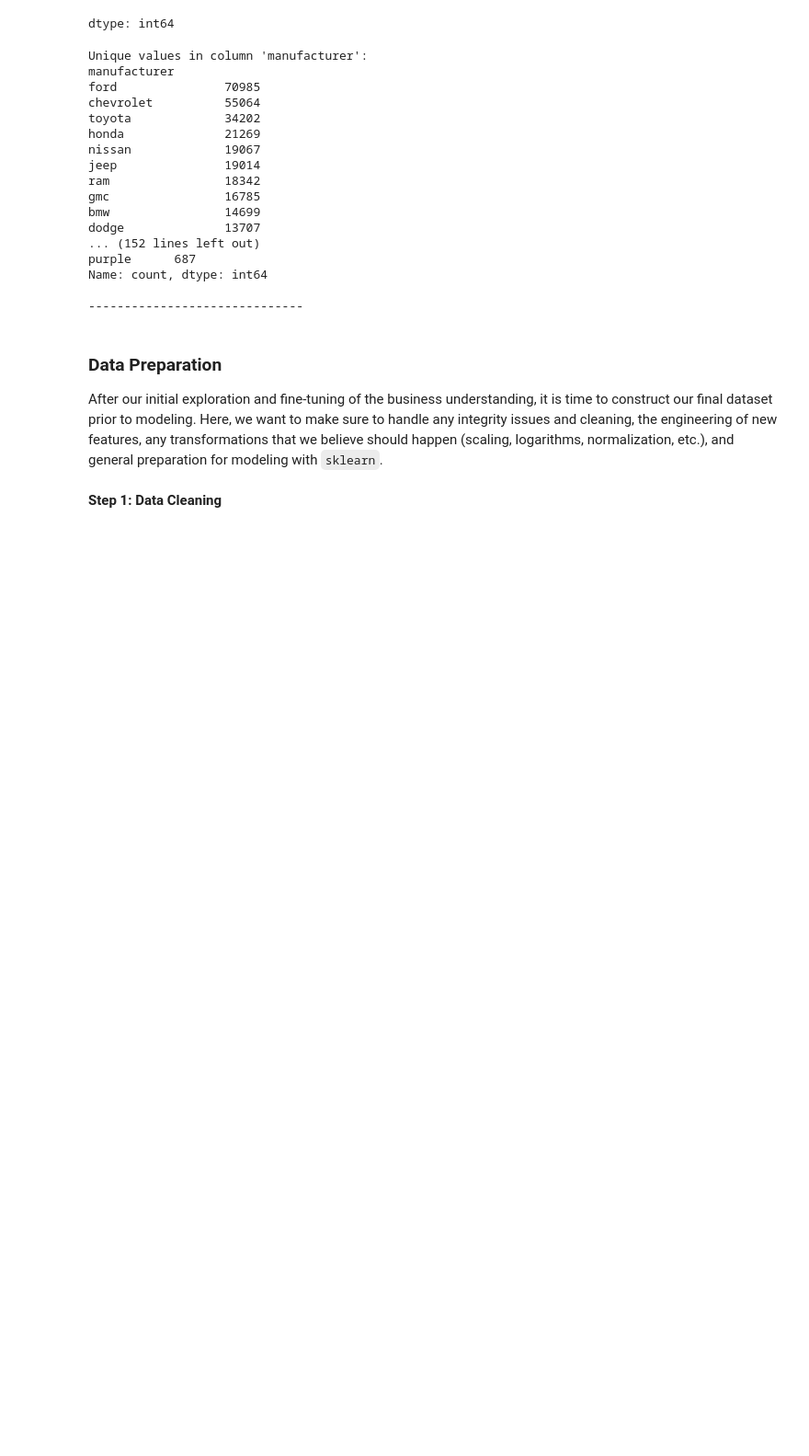
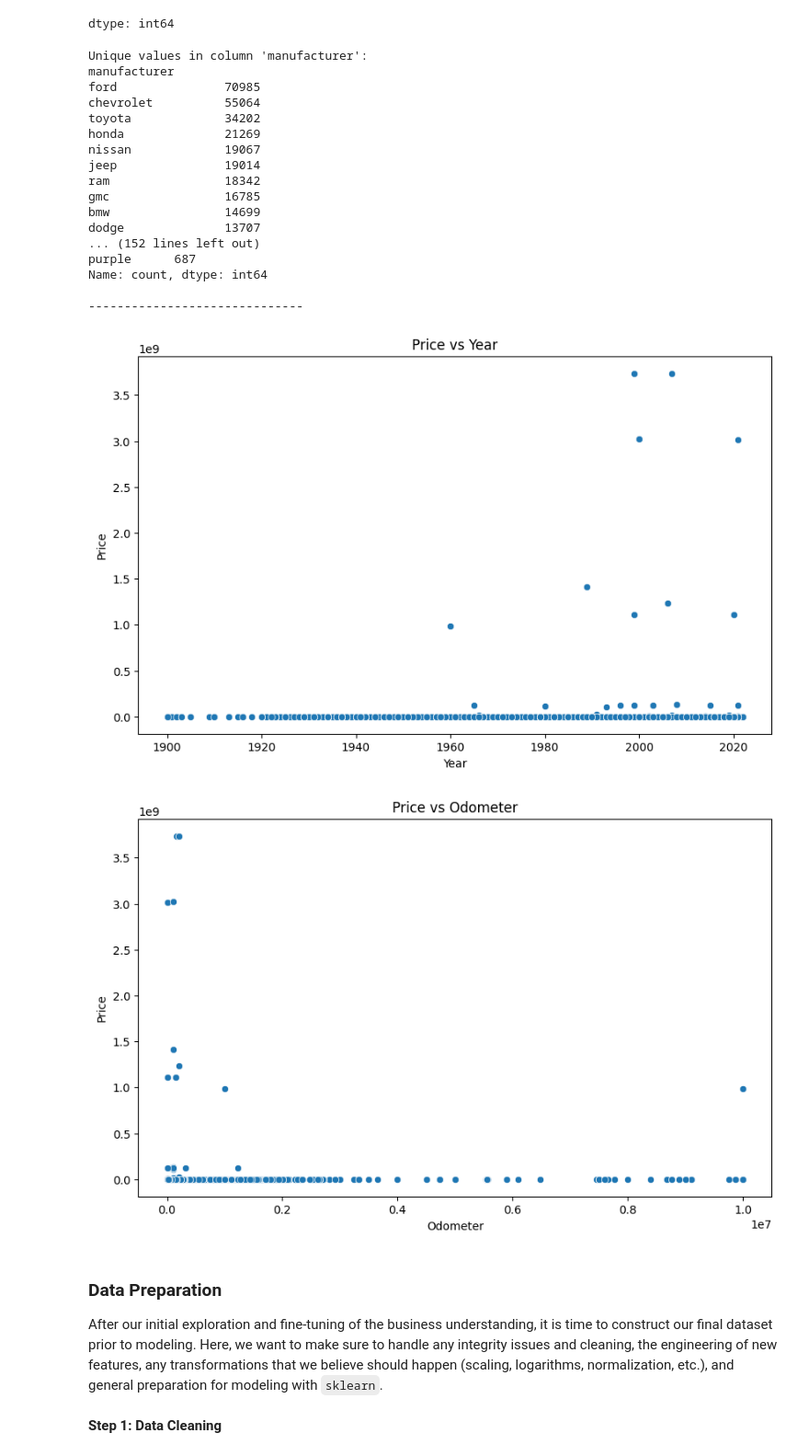
Before and after one commit to lakshmisharma17/module11, a Jupyter notebook: Module11_PracticalApplication_2.ipynb, the cells around one changed output. Shown: that part at 92% size. Drawn from its saved outputs; the diff is of its cells as text; code cells hidden in the pictures; blank space fills up the shorter version.

```diff
--- a/Module11_PracticalApplication_2.ipynb
+++ b/Module11_PracticalApplication_2.ipynb
@@ -166,6 +166,27 @@ purple      687
 Name: count, dtype: int64
 
 ------------------------------
+# %%
+#understand relationship between numeric Features (Odometer and Yeat) and the price
+#use scatter graphs to show the relationship between Year and Price and odometer and price
+
+plt.figure(figsize=(10, 6))
+sns.scatterplot(data=car_dataset, x='year', y='price')
+plt.title('Price vs Year')
+plt.xlabel('Year')
+plt.ylabel('Price')
+plt.show()
+
+# Plot Graph : 'odometer' vs 'price'
+plt.figure(figsize=(10, 6))
+sns.scatterplot(data=car_dataset, x='odometer', y='price')
+plt.title('Price vs Odometer')
+plt.xlabel('Odometer')
+plt.ylabel('Price')
+plt.show()
+# %% [output]
+[figure, added]
+[figure, added]
 # %% [markdown]
 ### Data Preparation
 
```
Also changed, not shown: parts of 17 cells of this notebook.
